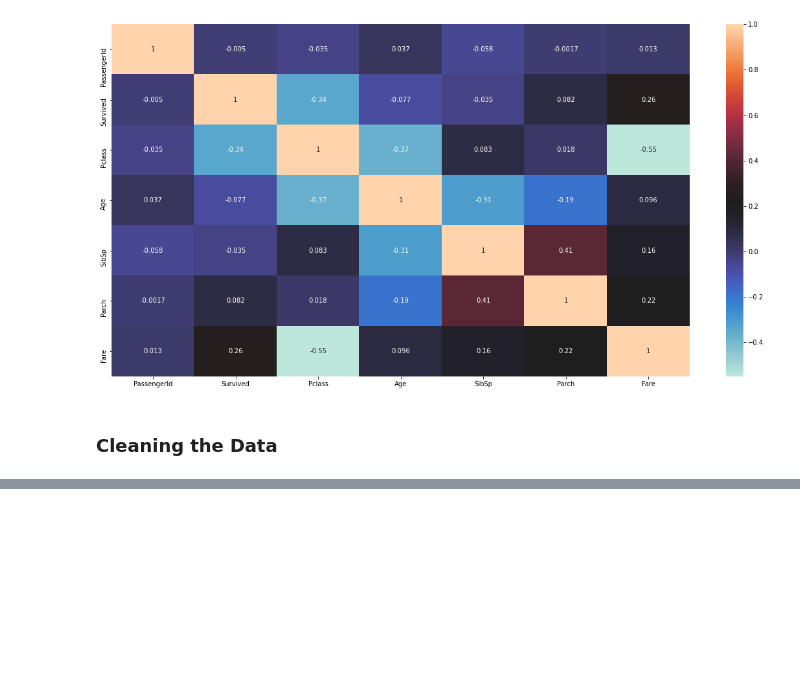
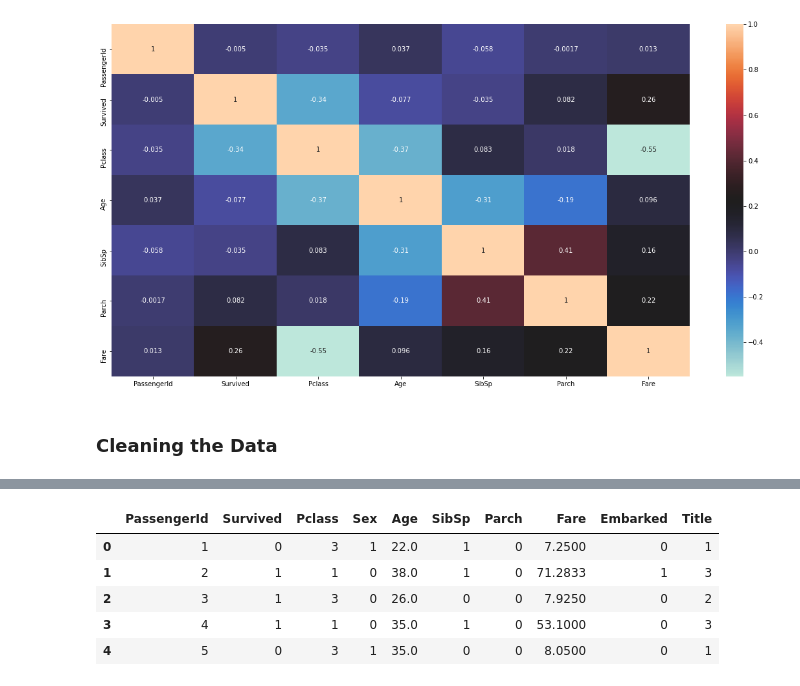
Before and after one commit to Charles2005/Titanic-Competition-Notebook, a Jupyter notebook: Files/Titanic-Notebook.ipynb, the cells around one changed output, grey strips where cells are left out. Cells and saved outputs as stored; diff of their text form; code cells hidden in the pictures; blank space fills up the shorter version.

```diff
--- a/Files/Titanic-Notebook.ipynb
+++ b/Files/Titanic-Notebook.ipynb
@@ -282,0 +321,19 @@ train.head(10)
+# %%
+# Filling the Embarked Values with its mode
+common_port = train.Embarked.mode()[0]
+common_port
+train["Embarked"] = train["Embarked"].fillna(value=common_port)
+
+# Creating mapping for embarked
+embarked_map = {"S":0, "C": 1, "Q": 2}
+train["Embarked"]= [embarked_map[port] for port in train["Embarked"]]
+test["Embarked"]= [embarked_map[port] for port in test["Embarked"]]
+# %%
+train.head()
+# %% [output]
+|  | PassengerId | Survived | Pclass | Sex | Age | SibSp | Parch | Fare | Embarked | Title |
+| 0 | 1 | 0 | 3 | 1 | 22.0 | 1 | 0 | 7.2500 | 0 | 1 |
+| 1 | 2 | 1 | 1 | 0 | 38.0 | 1 | 0 | 71.2833 | 1 | 3 |
+| 2 | 3 | 1 | 3 | 0 | 26.0 | 0 | 0 | 7.9250 | 0 | 2 |
+| 3 | 4 | 1 | 1 | 0 | 35.0 | 1 | 0 | 53.1000 | 0 | 3 |
+| 4 | 5 | 0 | 3 | 1 | 35.0 | 0 | 0 | 8.0500 | 0 | 1 |
```
Also changed, not shown: parts of 13 cells of this notebook.
